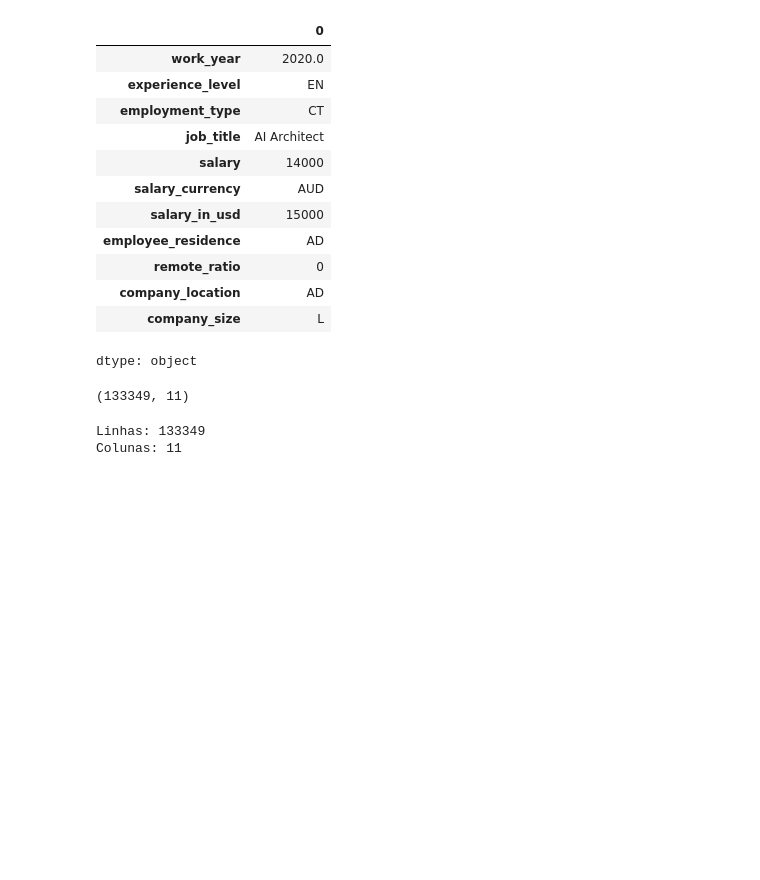
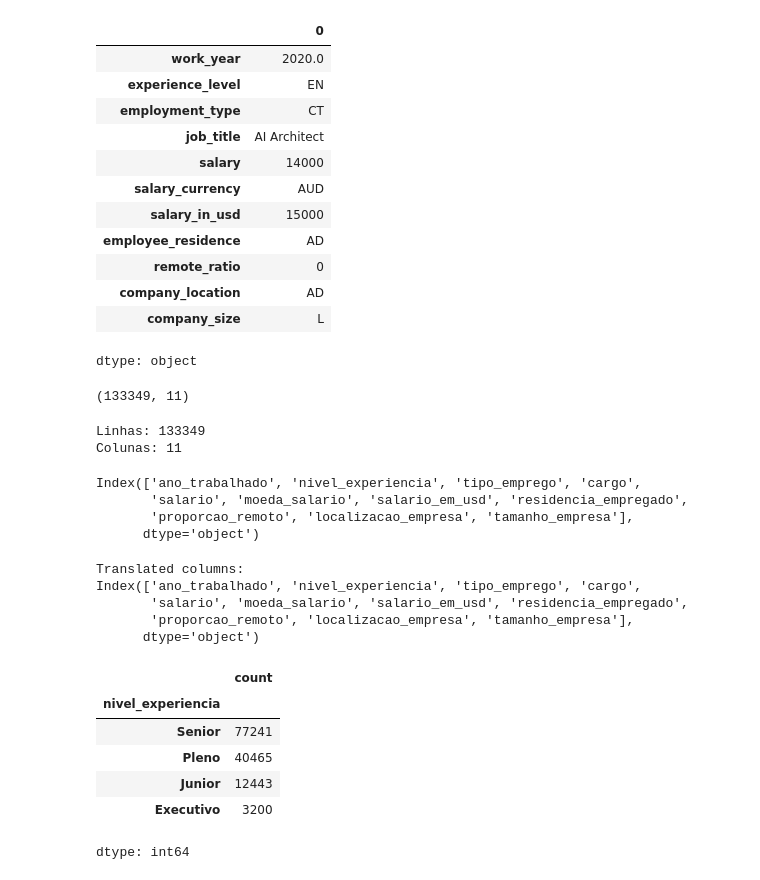
Before and after one commit to Xavier-sa/aprendizado, a Jupyter notebook: Aula_1_Imersão_dados_com_python.ipynb, the cells around one changed output. Cells and saved outputs as stored; diff of their text form; code cells hidden in the pictures; blank space fills up the shorter version.

```diff
--- a/Aula_1_Imersão_dados_com_python.ipynb
+++ b/Aula_1_Imersão_dados_com_python.ipynb
@@ -111,3 +111,57 @@ print("Colunas:", colunas)
 # %% [output]
 Linhas: 133349
 Colunas: 11
+# %%
+df.columns
+# %% [output]
+Index(['ano_trabalhado', 'nivel_experiencia', 'tipo_emprego', 'cargo',
+       'salario', 'moeda_salario', 'salario_em_usd', 'residencia_empregado',
+       'proporcao_remoto', 'localizacao_empresa', 'tamanho_empresa'],
+      dtype='object')
+# %%
+# Traduzindo as colunas igual dicionario abaixo
+
+translated_columns = {
+    'work_year': 'ano',
+    'experience_level': 'senioridade',
+    'employment_type': 'contrato',
+    'job_title': 'cargo',
+    'salary': 'salario',
+    'salary_currency': 'moeda',
+    'salary_in_usd': 'usd',
+    'employee_residence': 'residencia',
+    'remote_ratio': 'remoto',
+    'company_location': 'empresa',
+    'company_size': 'tamanho_empresa'
+}
+
+df.rename(columns=translated_columns, inplace=True)
+
+print("Translated columns:")
+print(df.columns)
+# %% [output]
+Translated columns:
+Index(['ano_trabalhado', 'nivel_experiencia', 'tipo_emprego', 'cargo',
+       'salario', 'moeda_salario', 'salario_em_usd', 'residencia_empregado',
+       'proporcao_remoto', 'localizacao_empresa', 'tamanho_empresa'],
+      dtype='object')
+# %%
+df['nivel_experiencia'].value_counts()
+
+nivel_experiencia = {
+    'EN': 'Junior',
+    'MI': 'Pleno',
+    'SE': 'Senior',
+    'EX': 'Executivo'
+}
+
+df['nivel_experiencia'] = df['nivel_experiencia'].replace(nivel_experiencia)
+df['nivel_experiencia'].value_counts()
+# %% [output]
+|  | count |
+| nivel_experiencia |  |
+| Senior | 77241 |
+| Pleno | 40465 |
+| Junior | 12443 |
+| Executivo | 3200 |
+dtype: int64
```
Also changed, not shown: parts of 3 cells of this notebook.
